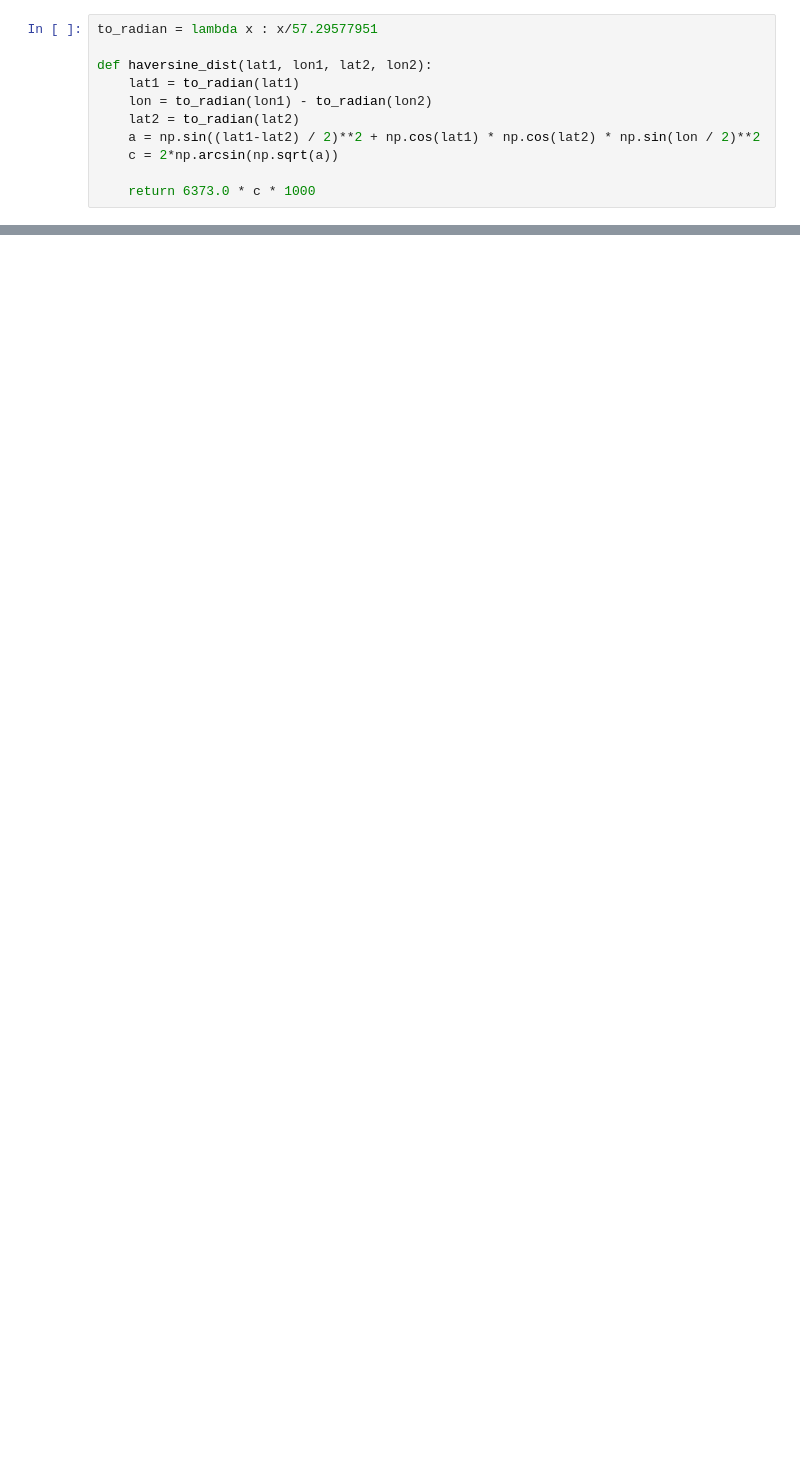
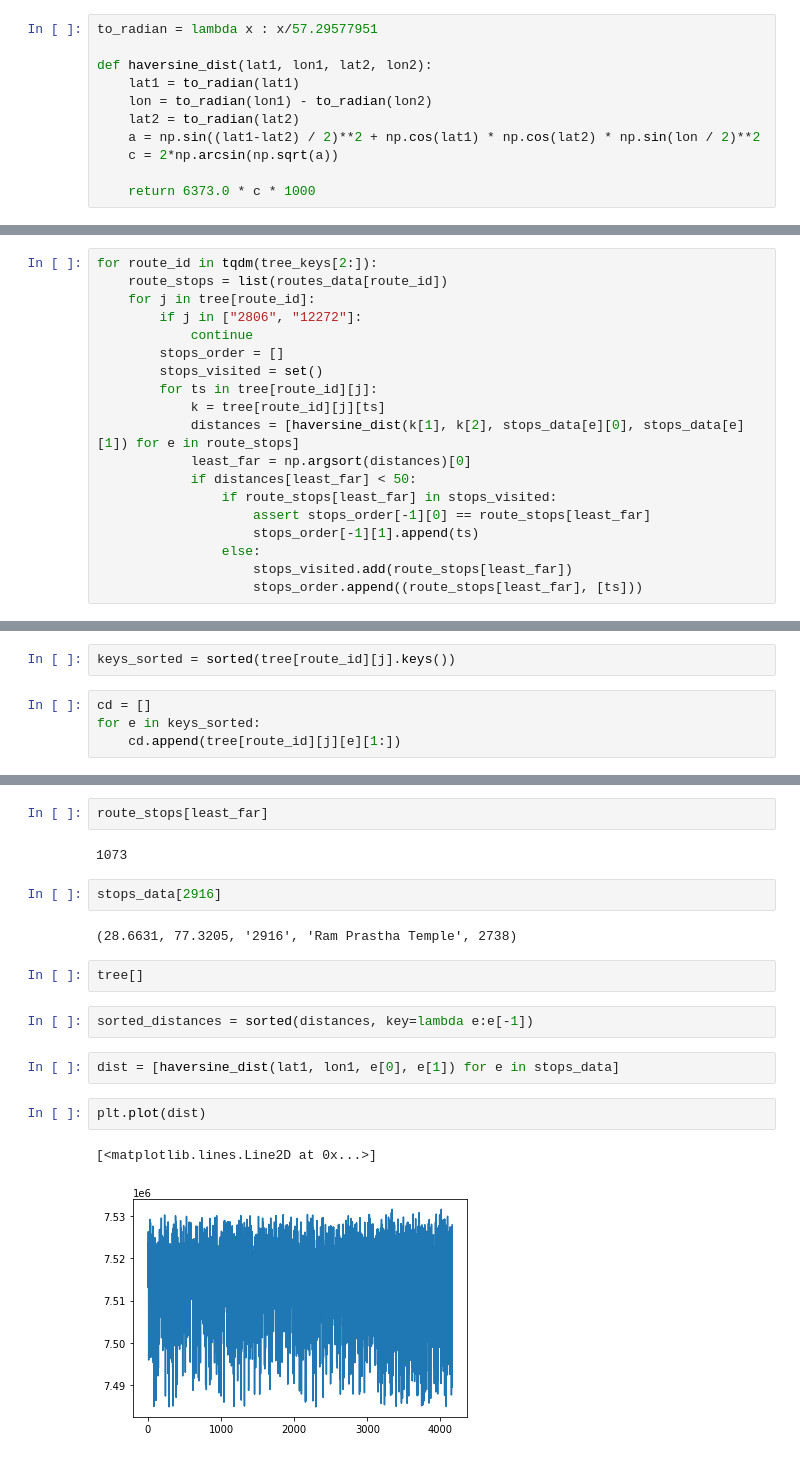
Before and after one commit to kdhingra307/ETA-prediction, a Jupyter notebook: Time matrix.ipynb, the cells around one changed output, grey strips where cells are left out. Cells and saved outputs as stored; diff of their text form; blank space fills up the shorter version.

```diff
--- a/Time matrix.ipynb
+++ b/Time matrix.ipynb
@@ -42,0 +72,19 @@ KeyboardInterrupt:
+# %%
+for route_id in tqdm(tree_keys[2:]):
+    route_stops = list(routes_data[route_id])
+    for j in tree[route_id]:
+        if j in ["2806", "12272"]:
+            continue
+        stops_order = []
+        stops_visited = set()
+        for ts in tree[route_id][j]:
+            k = tree[route_id][j][ts]
+            distances = [haversine_dist(k[1], k[2], stops_data[e][0], stops_data[e][1]) for e in route_stops]
+            least_far = np.argsort(distances)[0]
+            if distances[least_far] < 50:
+                if route_stops[least_far] in stops_visited:
+                    assert stops_order[-1][0] == route_stops[least_far]
+                    stops_order[-1][1].append(ts)
+                else:
+                    stops_visited.add(route_stops[least_far])
+                    stops_order.append((route_stops[least_far], [ts]))
@@ -42,0 +93,6 @@ KeyboardInterrupt:
+# %%
+keys_sorted = sorted(tree[route_id][j].keys())
+# %%
+cd = []
+for e in keys_sorted:
+    cd.append(tree[route_id][j][e][1:])
@@ -42,0 +113,19 @@ KeyboardInterrupt:
+# %%
+route_stops[least_far]
+# %% [output]
+1073
+# %%
+stops_data[2916]
+# %% [output]
+(28.6631, 77.3205, '2916', 'Ram Prastha Temple', 2738)
+# %%
+tree[]
+# %%
+sorted_distances = sorted(distances, key=lambda e:e[-1])
+# %%
+dist = [haversine_dist(lat1, lon1, e[0], e[1]) for e in stops_data]
+# %%
+plt.plot(dist)
+# %% [output]
+[<matplotlib.lines.Line2D at 0x...>]
+[figure, added]
```
Also changed, not shown: parts of 23 cells of this notebook, 19 other files.
